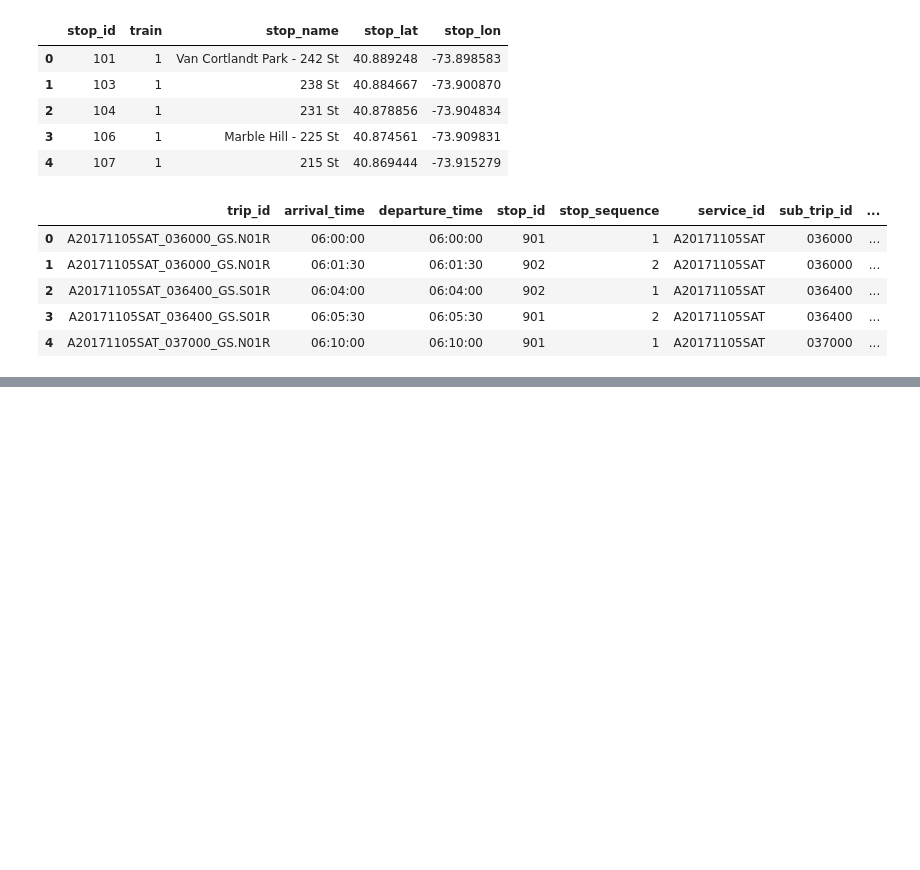
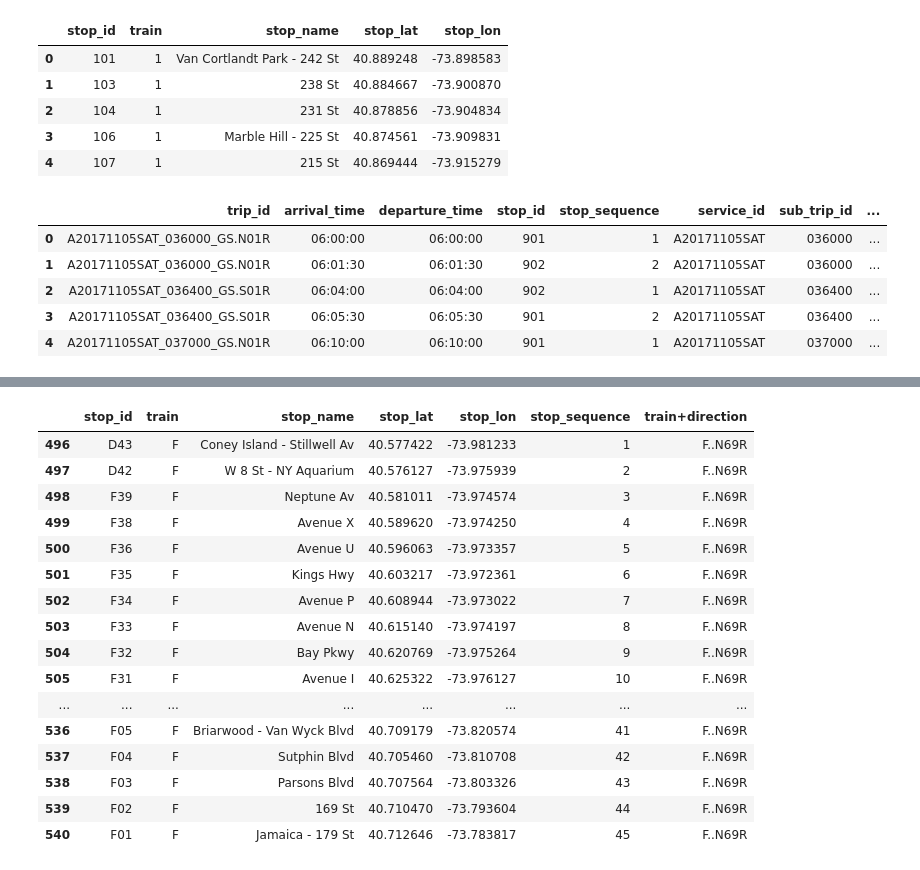
Before and after one commit to beasteers/data_viz_project, a Jupyter notebook: stops.ipynb, the cells around one changed output, grey strips where cells are left out. Cells and saved outputs as stored; diff of their text form; code cells hidden in the pictures; blank space fills up the shorter version.

```diff
--- a/stops.ipynb
+++ b/stops.ipynb
@@ -89,0 +138,6 @@ stop_times.head()
+# %%
+stop_train2 = stop_train2.groupby('train').apply(lambda df: df[
+    df['train+direction'] ==
+    df.groupby('train+direction').apply(lambda x: x['stop_sequence'].max()).idxmax()
+]).reset_index(drop=True)
+stop_train2.groupby('train').apply(lambda x: x['train+direction'].unique())
@@ -89,0 +162,20 @@ stop_times.head()
+# %%
+stop_train2.loc[stop_train2['train'] == 'F']
+# %% [output]
+|  | stop_id | train | stop_name | stop_lat | stop_lon | stop_sequence | train+direction |
+| 496 | D43 | F | Coney Island - Stillwell Av | 40.577422 | -73.981233 | 1 | F..N69R |
+| 497 | D42 | F | W 8 St - NY Aquarium | 40.576127 | -73.975939 | 2 | F..N69R |
+| 498 | F39 | F | Neptune Av | 40.581011 | -73.974574 | 3 | F..N69R |
+| 499 | F38 | F | Avenue X | 40.589620 | -73.974250 | 4 | F..N69R |
+| 500 | F36 | F | Avenue U | 40.596063 | -73.973357 | 5 | F..N69R |
+| 501 | F35 | F | Kings Hwy | 40.603217 | -73.972361 | 6 | F..N69R |
+| 502 | F34 | F | Avenue P | 40.608944 | -73.973022 | 7 | F..N69R |
+| 503 | F33 | F | Avenue N | 40.615140 | -73.974197 | 8 | F..N69R |
+| 504 | F32 | F | Bay Pkwy | 40.620769 | -73.975264 | 9 | F..N69R |
+| 505 | F31 | F | Avenue I | 40.625322 | -73.976127 | 10 | F..N69R |
+| ... | ... | ... | ... | ... | ... | ... | ... |
+| 536 | F05 | F | Briarwood - Van Wyck Blvd | 40.709179 | -73.820574 | 41 | F..N69R |
+| 537 | F04 | F | Sutphin Blvd | 40.705460 | -73.810708 | 42 | F..N69R |
+| 538 | F03 | F | Parsons Blvd | 40.707564 | -73.803326 | 43 | F..N69R |
+| 539 | F02 | F | 169 St | 40.710470 | -73.793604 | 44 | F..N69R |
+| 540 | F01 | F | Jamaica - 179 St | 40.712646 | -73.783817 | 45 | F..N69R |
```
Also changed, not shown: parts of 24 cells of this notebook.
